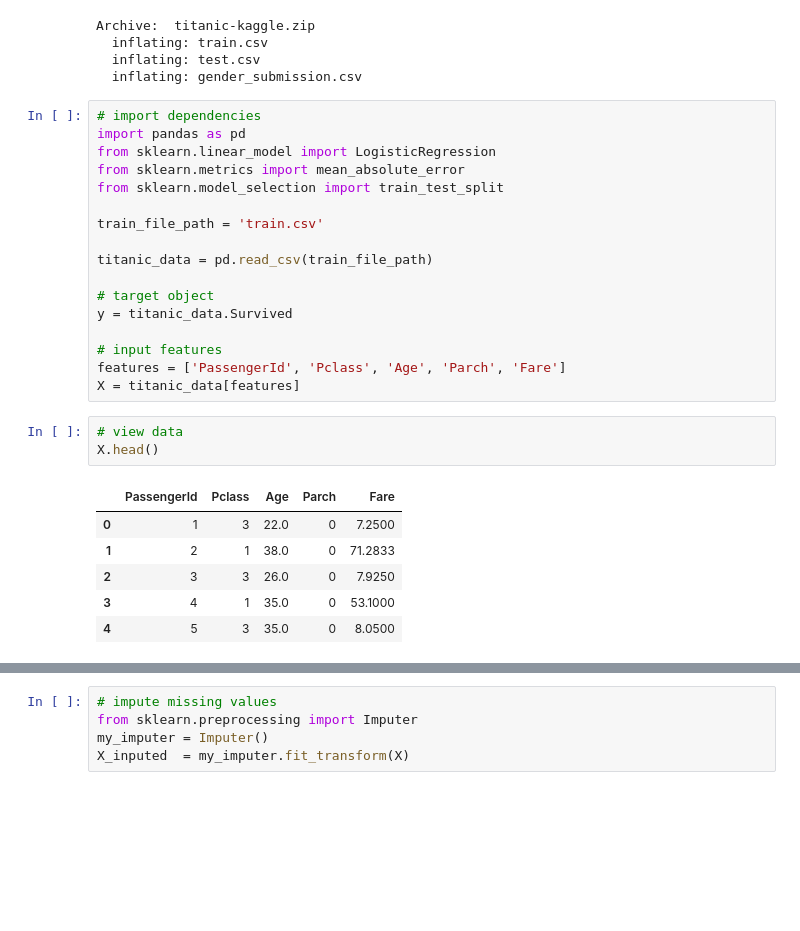
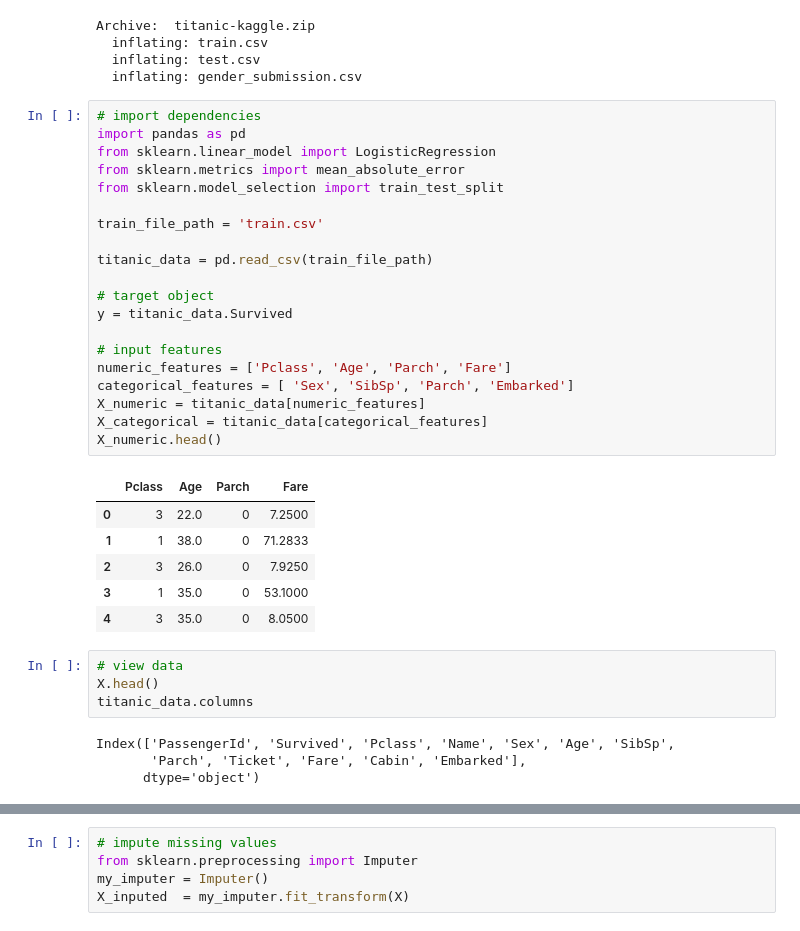
Before and after one commit to shashank2806/kaggle-titanic, a Jupyter notebook: titanic.ipynb, the cells around one changed output, grey strips where cells are left out. Cells and saved outputs as stored; diff of their text form; blank space fills up the shorter version.

```diff
--- a/titanic.ipynb
+++ b/titanic.ipynb
@@ -20,30 +24,38 @@ Archive:  titanic-kaggle.zip
 # %%
 # import dependencies
 import pandas as pd
 from sklearn.linear_model import LogisticRegression
 from sklearn.metrics import mean_absolute_error
 from sklearn.model_selection import train_test_split
 
 train_file_path = 'train.csv'
 
 titanic_data = pd.read_csv(train_file_path)
 
 # target object
 y = titanic_data.Survived
 
 # input features
-features = ['PassengerId', 'Pclass', 'Age', 'Parch', 'Fare']
-X = titanic_data[features]
+numeric_features = ['Pclass', 'Age', 'Parch', 'Fare']
+categorical_features = [ 'Sex', 'SibSp', 'Parch', 'Embarked']
+X_numeric = titanic_data[numeric_features]
+X_categorical = titanic_data[categorical_features]
+X_numeric.head()
+# %% [output]
+|  | Pclass | Age | Parch | Fare |
+| 0 | 3 | 22.0 | 0 | 7.2500 |
+| 1 | 1 | 38.0 | 0 | 71.2833 |
+| 2 | 3 | 26.0 | 0 | 7.9250 |
+| 3 | 1 | 35.0 | 0 | 53.1000 |
+| 4 | 3 | 35.0 | 0 | 8.0500 |
 # %%
 # view data
 X.head()
+titanic_data.columns
 # %% [output]
-|  | PassengerId | Pclass | Age | Parch | Fare |
-| 0 | 1 | 3 | 22.0 | 0 | 7.2500 |
-| 1 | 2 | 1 | 38.0 | 0 | 71.2833 |
-| 2 | 3 | 3 | 26.0 | 0 | 7.9250 |
-| 3 | 4 | 1 | 35.0 | 0 | 53.1000 |
-| 4 | 5 | 3 | 35.0 | 0 | 8.0500 |
+Index(['PassengerId', 'Survived', 'Pclass', 'Name', 'Sex', 'Age', 'SibSp',
+       'Parch', 'Ticket', 'Fare', 'Cabin', 'Embarked'],
+      dtype='object')
 # %%
 # check if any feild is null
 # X[X.isnull().any(axis=1)]
```
Also changed, not shown: parts of 9 cells of this notebook.
